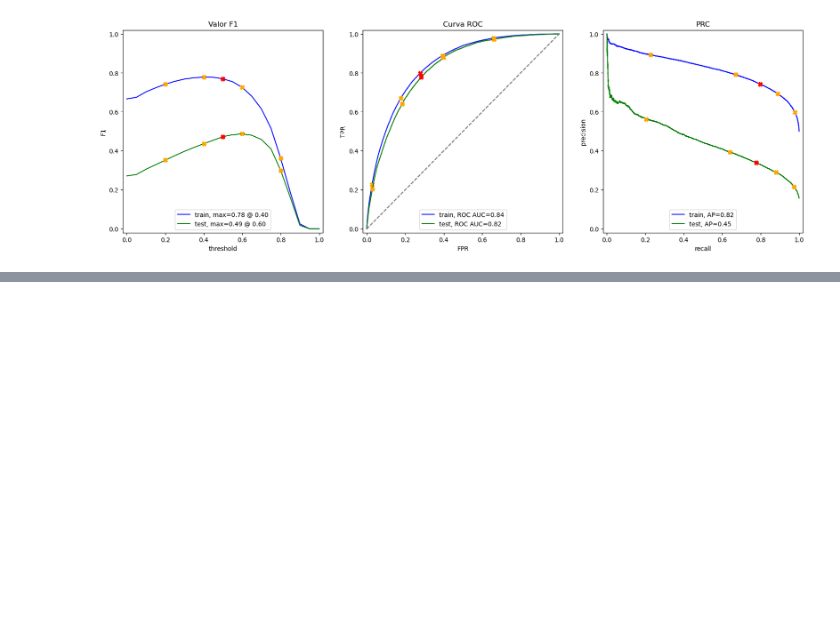
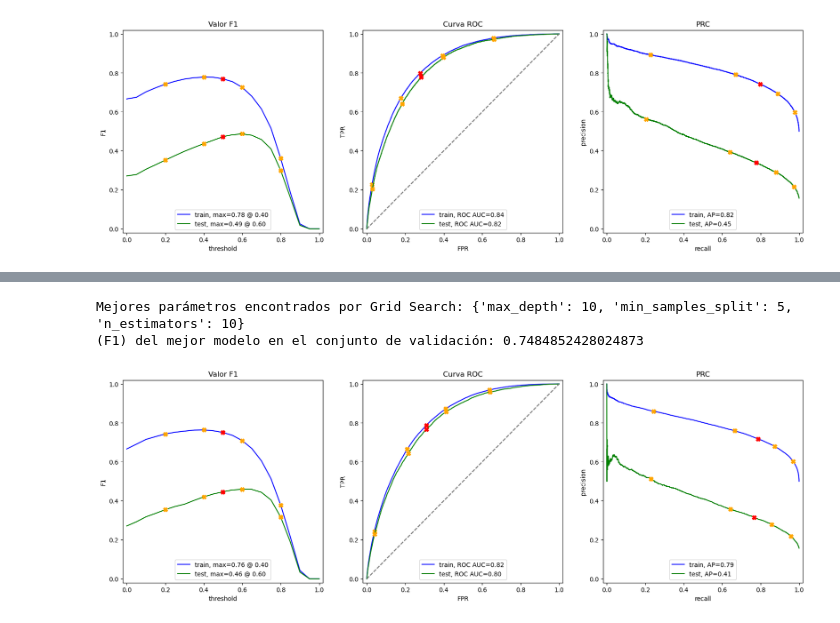
Before and after one commit to juanlt9905/machineLearning2025, a Jupyter notebook: modelos_dashboard_RandForest/modelos_dashboard_RandForest.ipynb, the cells around one changed output, grey strips where cells are left out. Saved outputs shown, nothing was run; the diff lists cells and outputs as text; code cells hidden in the pictures; blank space fills up the shorter version.

```diff
--- a/modelos_dashboard_RandForest/modelos_dashboard_RandForest.ipynb
+++ b/modelos_dashboard_RandForest/modelos_dashboard_RandForest.ipynb
@@ -223,3 +234,12 @@ with open("RandForest_RandOvSampler.pkl", 'rb') as file:
 df_metrics, fig = evaluate_model(model, X_train_res_RandOvSamp, y_train_res_RandOvSamp, X_test, y_test)
 # %% [output]
 [figure]
+# %%
+with open("RandForest_RandOvSampler.pkl", 'rb') as file:
+    model = pickle.load(file)
+df_metrics, fig =evaluate_model(model, X_train_res_RandOvSamp, y_train_res_RandOvSamp, X_test, y_test)
+
+df_metrics.to_csv('metrics_RandForest_RandOvSampler.csv')
+
+with open('fig_RandForest_RandOvSampler.pkl', 'wb') as f:
+    pickle.dump(fig, f)
@@ -225,0 +248,36 @@ df_metrics, fig = evaluate_model(model, X_train_res_RandOvSamp, y_train_res_Rand
+# %%
+#4 mejores caracteristicas, con RandomOverSampler
+X_train_res_RandOvSamp_best4= X_train_res_RandOvSamp[['bmi', 'age', 'income', 'genHlth']]
+X_test_RandOvSamp_best4 =X_test[['bmi', 'age', 'income', 'genHlth']]
+
+model_RandomForest_RandOvSampler_best4 = RandomForestClassifier(random_state=54321, n_jobs=-1)
+
+param_grid = {
+    'n_estimators': [10, 30, 50, 70, 90, 100],
+    'max_depth': [1, 2, 3, 4, 5, 6, 7, 8, 9, 10],
+    'min_samples_split': [2,5]
+}
+
+
+grid_search_RandForest_RandOvSampler_best4 = GridSearchCV(model_RandomForest_RandOvSampler_best4, param_grid, cv=5, scoring='f1')
+grid_search_RandForest_RandOvSampler_best4.fit(X_train_res_RandOvSamp_best4, y_train_res_RandOvSamp)
+print("Mejores parámetros encontrados por Grid Search:", grid_search_RandForest_RandOvSampler_best4.best_params_)
+print("(F1) del mejor modelo en el conjunto de validación:", grid_search_RandForest_RandOvSampler_best4.best_score_)
+# %% [output]
+Mejores parámetros encontrados por Grid Search: {'max_depth': 10, 'min_samples_split': 5, 'n_estimators': 10}
+(F1) del mejor modelo en el conjunto de validación: 0.7484852428024873
+# %%
+#GUardar
+with open("RandForest_RandOvSampler_best4.pkl", 'wb') as file:
+    pickle.dump(grid_search_RandForest_RandOvSampler_best4.best_estimator_, file)
+# %%
+with open("RandForest_RandOvSampler_best4.pkl", 'rb') as file:
+    model = pickle.load(file)
+df_metrics, fig =evaluate_model(model, X_train_res_RandOvSamp_best4, y_train_res_RandOvSamp, X_test_RandOvSamp_best4, y_test)
+
+df_metrics.to_csv('metrics_RandForest_RandOvSampler_best4.csv')
+
+with open('fig_RandForest_RandOvSampler_best4.pkl', 'wb') as f:
+    pickle.dump(fig, f)
+# %% [output]
+[figure, added]
```
Also changed, not shown: parts of 5 cells of this notebook, 16 other files.
